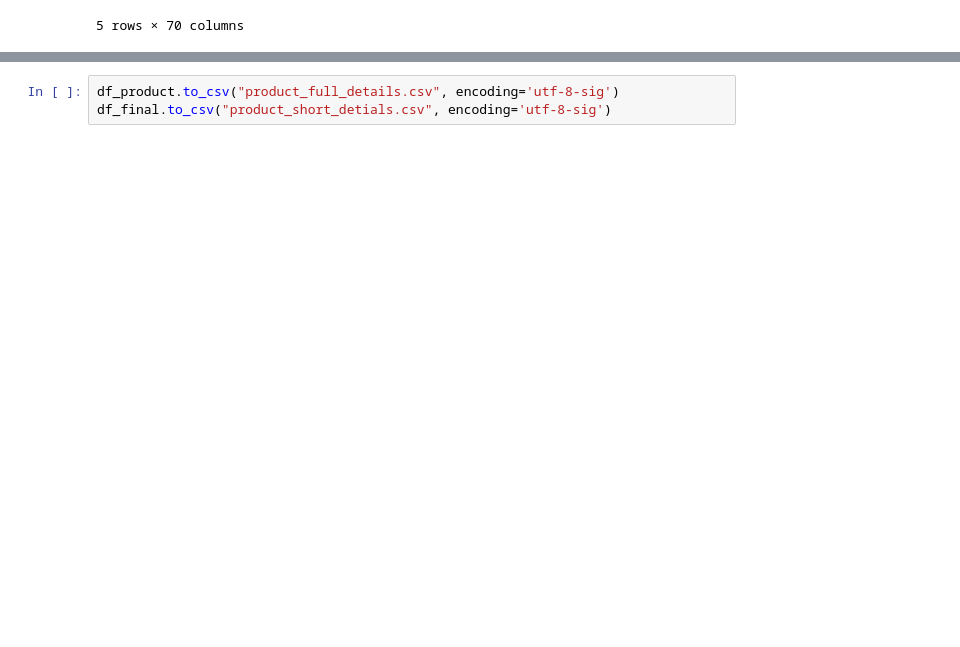
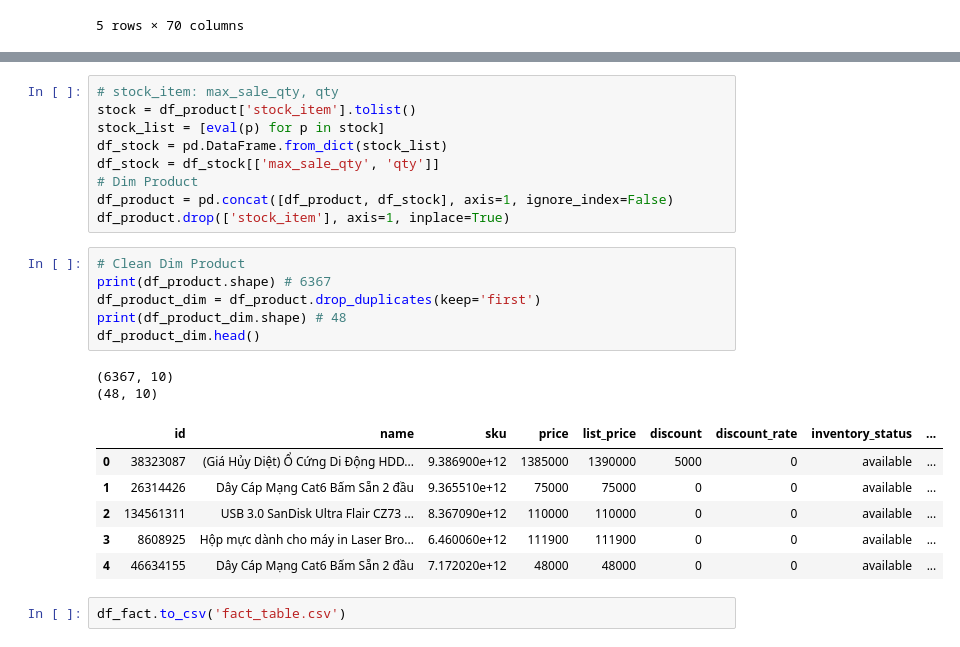
Before and after one commit to Phuc-sys/DE_Tiki, a Jupyter notebook: crawl_data_tiki.ipynb, the cells around one changed output, grey strips where cells are left out. Saved outputs shown, nothing was run; the diff lists cells and outputs as text; blank space fills up the shorter version.

Commit message:
clean duplicates data + create schema DW

```diff
--- a/crawl_data_tiki.ipynb
+++ b/crawl_data_tiki.ipynb
@@ -205,3 +325,26 @@ df_final.head()
-# %%
-df_product.to_csv("product_full_details.csv", encoding='utf-8-sig')
-df_final.to_csv("product_short_detials.csv", encoding='utf-8-sig')
+# %%
+# stock_item: max_sale_qty, qty
+stock = df_product['stock_item'].tolist()
+stock_list = [eval(p) for p in stock]
+df_stock = pd.DataFrame.from_dict(stock_list)
+df_stock = df_stock[['max_sale_qty', 'qty']]
+# Dim Product
+df_product = pd.concat([df_product, df_stock], axis=1, ignore_index=False)
+df_product.drop(['stock_item'], axis=1, inplace=True)
+# %%
+# Clean Dim Product
+print(df_product.shape) # 6367
+df_product_dim = df_product.drop_duplicates(keep='first')
+print(df_product_dim.shape) # 48
+df_product_dim.head()
+# %% [output]
+(6367, 10)
+(48, 10)
+|  | id | name | sku | price | list_price | discount | discount_rate | inventory_status | ... |
+| 0 | 38323087 | (Giá Hủy Diệt) Ổ Cứng Di Động HDD... | 9.386900e+12 | 1385000 | 1390000 | 5000 | 0 | available | ... |
+| 1 | 26314426 | Dây Cáp Mạng Cat6 Bấm Sẵn 2 đầu | 9.365510e+12 | 75000 | 75000 | 0 | 0 | available | ... |
+| 2 | 134561311 | USB 3.0 SanDisk Ultra Flair CZ73 ... | 8.367090e+12 | 110000 | 110000 | 0 | 0 | available | ... |
+| 3 | 8608925 | Hộp mực dành cho máy in Laser Bro... | 6.460060e+12 | 111900 | 111900 | 0 | 0 | available | ... |
+| 4 | 46634155 | Dây Cáp Mạng Cat6 Bấm Sẵn 2 đầu | 7.172020e+12 | 48000 | 48000 | 0 | 0 | available | ... |
+# %%
+df_fact.to_csv('fact_table.csv')
```
Also changed, not shown: parts of 19 cells of this notebook, 3 other files.
